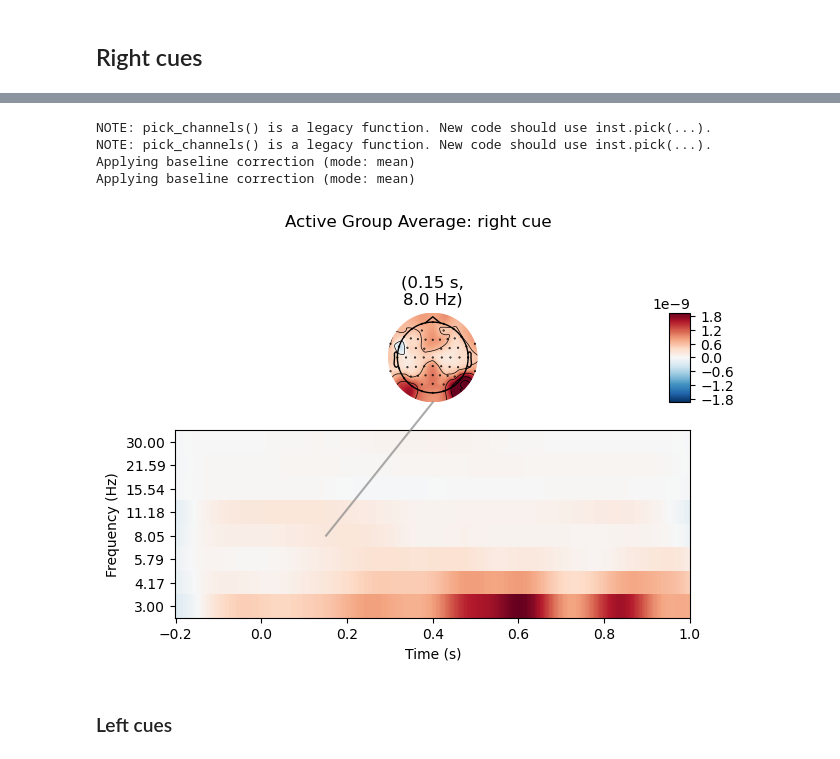
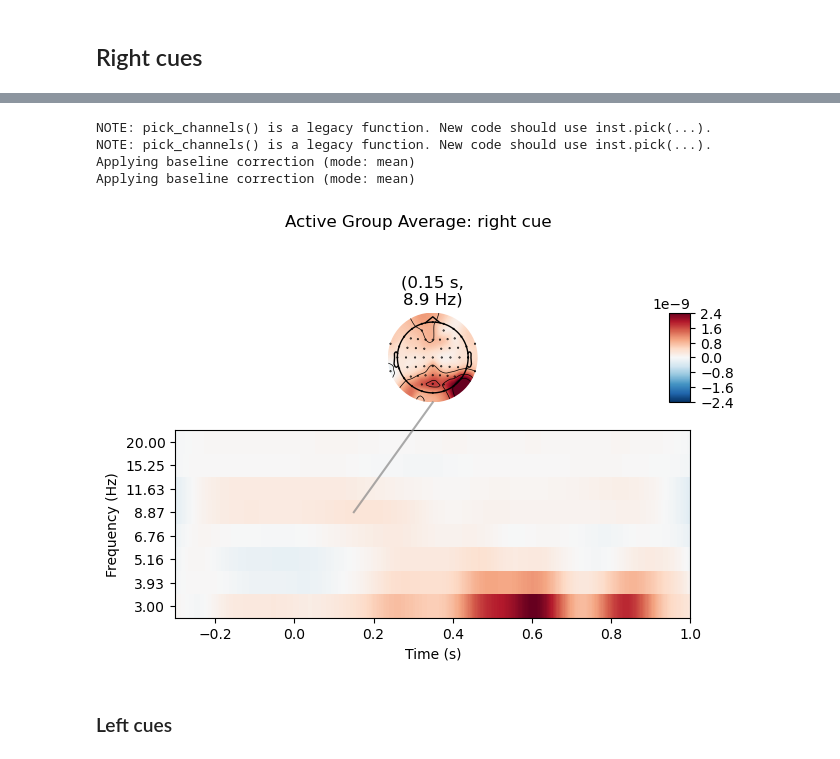
Before and after one commit to locua/time-frequency-analysis, a Jupyter notebook: tf.ipynb, the cells around one changed output, grey strips where cells are left out. Cells and saved outputs as stored; diff of their text form; code cells hidden in the pictures.

```diff
--- a/tf.ipynb
+++ b/tf.ipynb
@@ -129,9 +129,9 @@ def process_group(file_names, focal_event):
                             events=events,
                             event_id={'valid stim':focal_event},
                             detrend=1,
-                            tmin=-.2,
+                            tmin=-.3,
                             tmax=1,
-                            baseline=(-0.2, 0),
+                            baseline=(-0.3, -0.1),
                             preload=True,
                             # picks=picks,
                             event_repeated='drop')
@@ -309,15 +309,15 @@ Reading 0 ... 678635  =      0.000 ...   678.635 secs...
 ... (54 outputs left out)
 # %%
 # Plot the result for each group
-average_power_active_right.plot_joint(baseline=(-0.2, -0.1), mode='mean', title='Active Group Average: right cue', timefreqs=[(0.15, 9)]);
+average_power_active_right.plot_joint(baseline=(-0.3, -0.2), mode='mean', title='Active Group Average: right cue', timefreqs=[(0.15, 9)]);
 # Show
 plt.show()
 # %% [output]
 NOTE: pick_channels() is a legacy function. New code should use inst.pick(...).
 NOTE: pick_channels() is a legacy function. New code should use inst.pick(...).
 Applying baseline correction (mode: mean)
 Applying baseline correction (mode: mean)
-[figure, old version]
+[figure, new version]
 # %% [markdown]
 ### Left cues
 # %%
```
Also changed, not shown: parts of 13 cells of this notebook, 7 other files.
